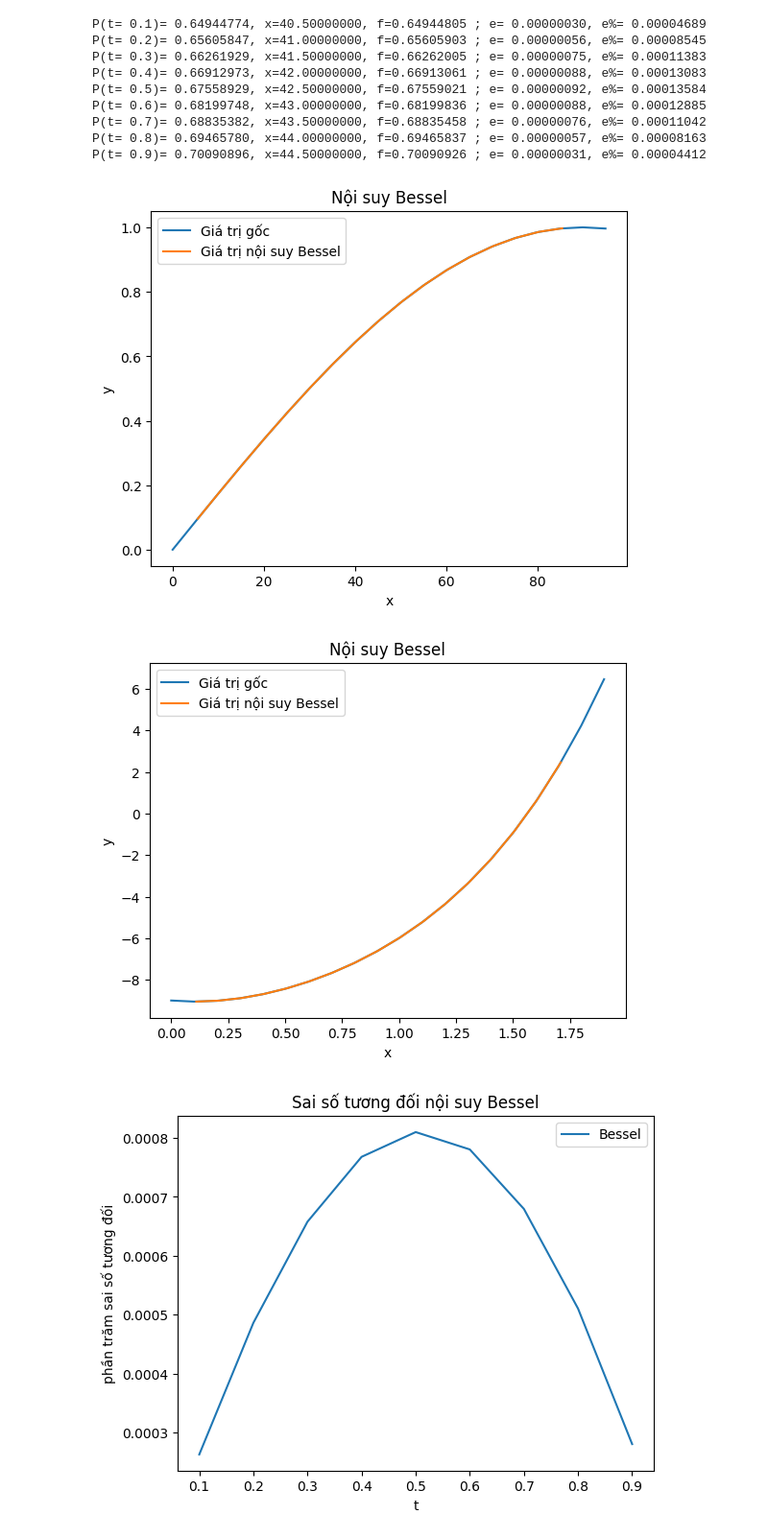
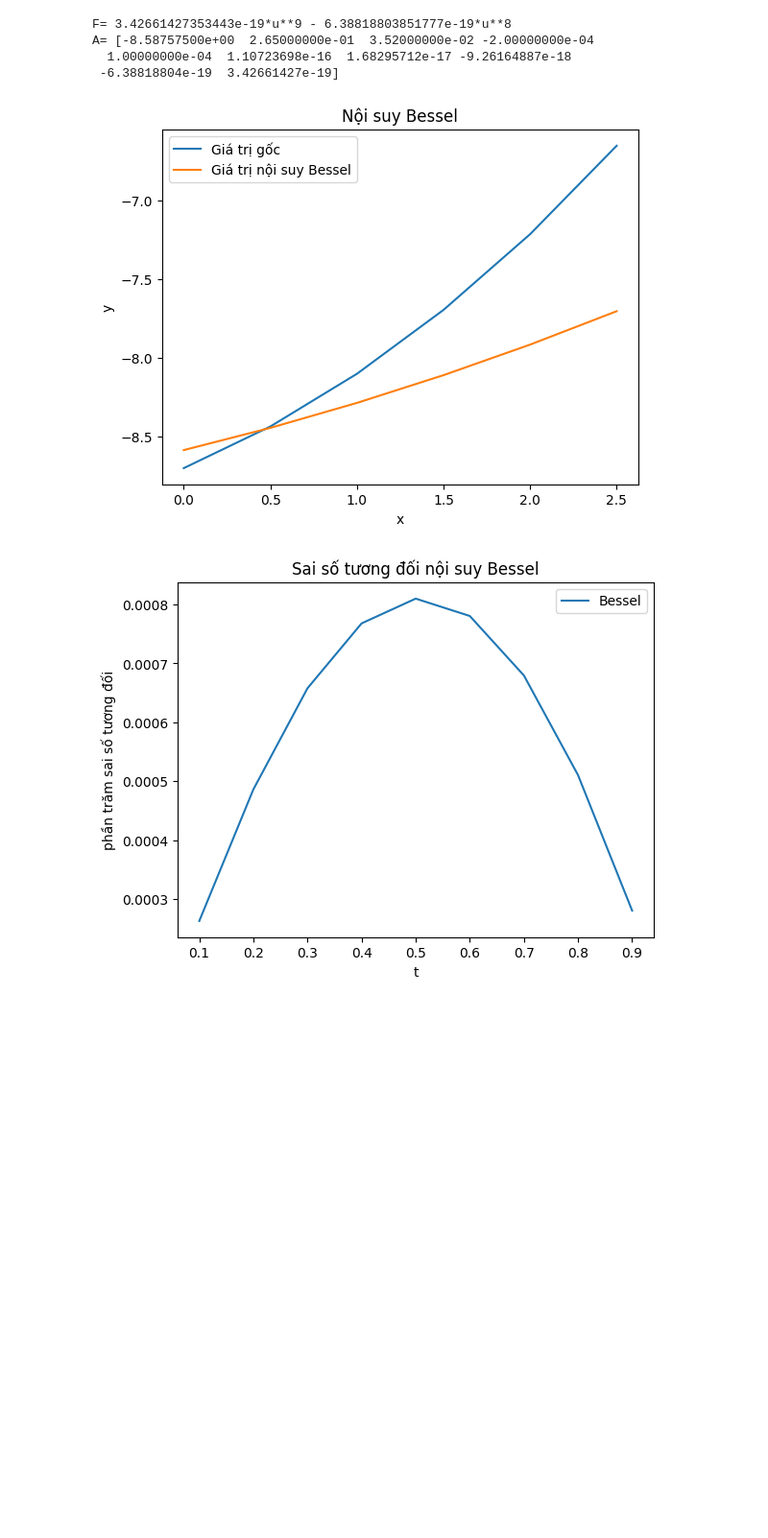
Before and after one commit to PhamTuanHiep/Code-PPS, a Jupyter notebook: Code/TTBS.ipynb, the cells around one changed output. Shown at 96% size. Drawn from its saved outputs; the diff is of its cells as text; code cells hidden in the pictures; blank space fills up the shorter version.

```diff
--- a/Code/TTBS.ipynb
+++ b/Code/TTBS.ipynb
@@ -1,76 +1,58 @@
 # %%
 import array as arr
 import math as mt
 import numpy as np
 import pandas as pd
 import sp_tg_tren as sp_up
-from NS_TrungTam_Bessel import P_Bessel
+import N3_NS_TrungTam_Bessel as BS
 from NS_TrungTam_Steclinh import P_Steclinh
 from NS_NT_tien_CachDeu import P_NT_Tien_CD
 from NS_NT_lui_CachDeu import P_NT_Lui_CD
 import matplotlib.pyplot as plt
-print(np.__version__)
-PI=mt.pi
 
 
 xlsxFile1 = pd.read_excel('../Data/ham_luong_giac.xlsx',sheet_name="Sheet1", header=0)
 xlsxFile1.rename(str.lower, axis='columns',inplace=1)
 X_sin=xlsxFile1['x']
 Y_sin=xlsxFile1['y']
 
 xlsxFile2 = pd.read_excel('../Data/ham_da_thuc.xlsx',sheet_name="Sheet1", header=0)
 xlsxFile2.rename(str.lower, axis='columns',inplace=1)
 X_func=xlsxFile2['x']
 Y_func=xlsxFile2['y']
 
-def PL_Bessel(t,h,X,Y):
-    N=len(X)
-    # array cac gia tri can noi suy
-    nX=np.copy(X+t*h)[1:N-2]
-    # nY = np.zeros(N-1)
-    n=(N-2)/2
-    nY = arr.array('d',[])
-    # load tung gia tri
-    for i in range (0,N-3):
-        x0i = nX[i] - t*h
-        j = np.where(X == x0i)[0][0]
-        de=1
-        if j< (n+1):
-            de = j
-        else:
-            de = 2*n-j
-        li=int(j-de)
-        ri=int(j+de+2)
-        aX = np.copy(X[li:ri])
-        aY = np.copy(Y[li:ri])
-        pi=P_Bessel(t,aX,aY)
-        nY.append(pi)
-    plt.plot(X, Y, label='Giá trị gốc')
-    plt.plot(nX, nY, label='Giá trị nội suy Bessel')
-    plt.xlabel('x')
-    plt.ylabel('y')
-    plt.title('Nội suy Bessel')
-    plt.legend()  # Hiển thị chú thích
-    plt.show()
 
-t=0.1
-h=5
-PL_Bessel(t, h, X_sin, Y_sin)
-t=0.1
-h=0.1
-PL_Bessel(t, h, X_func, Y_func)
+
+X1=np.copy(X_func[0:10] )#index =  7->10
+Y1=np.copy(Y_func[0:10] )
+x0=0.4
+u=0
+
+A=BS.Bessel(X1,Y1)
+print("A=",A)
+F=np.copy(Y1[4:10] )
+# X=np.copy(Y1[5:10] )
+P=arr.array('d',[])
+U=arr.array('d',[])
+
+for i in range(0,6):
+    u=i/2
+    U.append(u)
+    p=A[0]+A[1]*u+A[2]*pow(u,2)+A[3]*pow(u,3)+A[4]*pow(u,4)+ A[5]*pow(u,5) + A[6]*pow(u,6) + A[7]*pow(u,7) +A[8]*pow(u,8) +A[9]*pow(u,9)
+    P.append(p)
+plt.plot(U, F, label='Giá trị gốc')
+plt.plot(U, P, label='Giá trị nội suy Bessel')
+plt.xlabel('x')
+plt.ylabel('y')
+plt.title('Nội suy Bessel')
+plt.legend()  # Hiển thị chú thích
+plt.show()
 # %% [output]
-P(t= 0.1)= 0.64944774, x=40.50000000, f=0.64944805 ; e= 0.00000030, e%= 0.00004689
-P(t= 0.2)= 0.65605847, x=41.00000000, f=0.65605903 ; e= 0.00000056, e%= 0.00008545
-P(t= 0.3)= 0.66261929, x=41.50000000, f=0.66262005 ; e= 0.00000075, e%= 0.00011383
-P(t= 0.4)= 0.66912973, x=42.00000000, f=0.66913061 ; e= 0.00000088, e%= 0.00013083
-P(t= 0.5)= 0.67558929, x=42.50000000, f=0.67559021 ; e= 0.00000092, e%= 0.00013584
-P(t= 0.6)= 0.68199748, x=43.00000000, f=0.68199836 ; e= 0.00000088, e%= 0.00012885
-P(t= 0.7)= 0.68835382, x=43.50000000, f=0.68835458 ; e= 0.00000076, e%= 0.00011042
-P(t= 0.8)= 0.69465780, x=44.00000000, f=0.69465837 ; e= 0.00000057, e%= 0.00008163
-P(t= 0.9)= 0.70090896, x=44.50000000, f=0.70090926 ; e= 0.00000031, e%= 0.00004412
+F= 3.42661427353443e-19*u**9 - 6.38818803851777e-19*u**8
+A= [-8.58757500e+00  2.65000000e-01  3.52000000e-02 -2.00000000e-04
+  1.00000000e-04  1.10723698e-16  1.68295712e-17 -9.26164887e-18
+ -6.38818804e-19  3.42661427e-19]
-[figure, old version]
+[figure, new version]
-[figure, removed]
 # %%
 aT= arr.array('d',[])
 aE1= arr.array('d',[])
```
Also changed, not shown: 30 other files.
